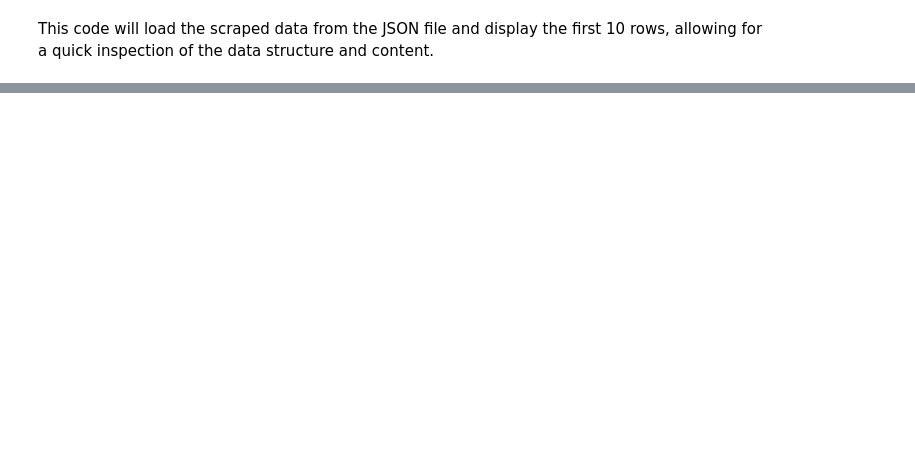
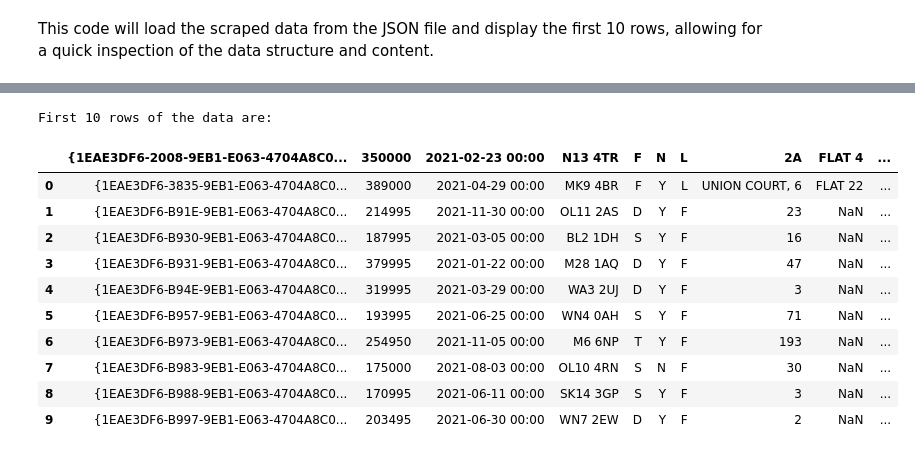
Before and after one commit to georn/final-project-uk-real-estate-recommendation-system, a Jupyter notebook: reports/CM3070-final-report.ipynb, the cells around one changed output, grey strips where cells are left out. Drawn from its saved outputs; the diff is of its cells as text; code cells hidden in the pictures; blank space fills up the shorter version.

```diff
--- a/reports/CM3070-final-report.ipynb
+++ b/reports/CM3070-final-report.ipynb
@@ -1682,3 +1405,26 @@ This code will load the scraped data from the JSON file and display the first 10
+# %%
+import pandas as pd
+
+# Path to your CSV file
+file_path = '../data/historical-data/pp-monthly-update-new-version.csv'
+
+# Read the CSV file and display the first 10 rows
+df = pd.read_csv(file_path)
+print("First 10 rows of the data are:")
+df.head(10)
+# %% [output]
+First 10 rows of the data are:
+|  | {1EAE3DF6-2008-9EB1-E063-4704A8C0... | 350000 | 2021-02-23 00:00 | N13 4TR | F | N | L | 2A | FLAT 4 | ... |
+| 0 | {1EAE3DF6-3835-9EB1-E063-4704A8C0... | 389000 | 2021-04-29 00:00 | MK9 4BR | F | Y | L | UNION COURT, 6 | FLAT 22 | ... |
+| 1 | {1EAE3DF6-B91E-9EB1-E063-4704A8C0... | 214995 | 2021-11-30 00:00 | OL11 2AS | D | Y | F | 23 | NaN | ... |
+| 2 | {1EAE3DF6-B930-9EB1-E063-4704A8C0... | 187995 | 2021-03-05 00:00 | BL2 1DH | S | Y | F | 16 | NaN | ... |
+| 3 | {1EAE3DF6-B931-9EB1-E063-4704A8C0... | 379995 | 2021-01-22 00:00 | M28 1AQ | D | Y | F | 47 | NaN | ... |
+| 4 | {1EAE3DF6-B94E-9EB1-E063-4704A8C0... | 319995 | 2021-03-29 00:00 | WA3 2UJ | D | Y | F | 3 | NaN | ... |
+| 5 | {1EAE3DF6-B957-9EB1-E063-4704A8C0... | 193995 | 2021-06-25 00:00 | WN4 0AH | S | Y | F | 71 | NaN | ... |
+| 6 | {1EAE3DF6-B973-9EB1-E063-4704A8C0... | 254950 | 2021-11-05 00:00 | M6 6NP | T | Y | F | 193 | NaN | ... |
+| 7 | {1EAE3DF6-B983-9EB1-E063-4704A8C0... | 175000 | 2021-08-03 00:00 | OL10 4RN | S | N | F | 30 | NaN | ... |
+| 8 | {1EAE3DF6-B988-9EB1-E063-4704A8C0... | 170995 | 2021-06-11 00:00 | SK14 3GP | S | Y | F | 3 | NaN | ... |
+| 9 | {1EAE3DF6-B997-9EB1-E063-4704A8C0... | 203495 | 2021-06-30 00:00 | WN7 2EW | D | Y | F | 2 | NaN | ... |
 # %% [markdown]
 ## Appendix C: Web Application Templates
 
```
Also changed, not shown: parts of 20 cells of this notebook, 4 other files.
